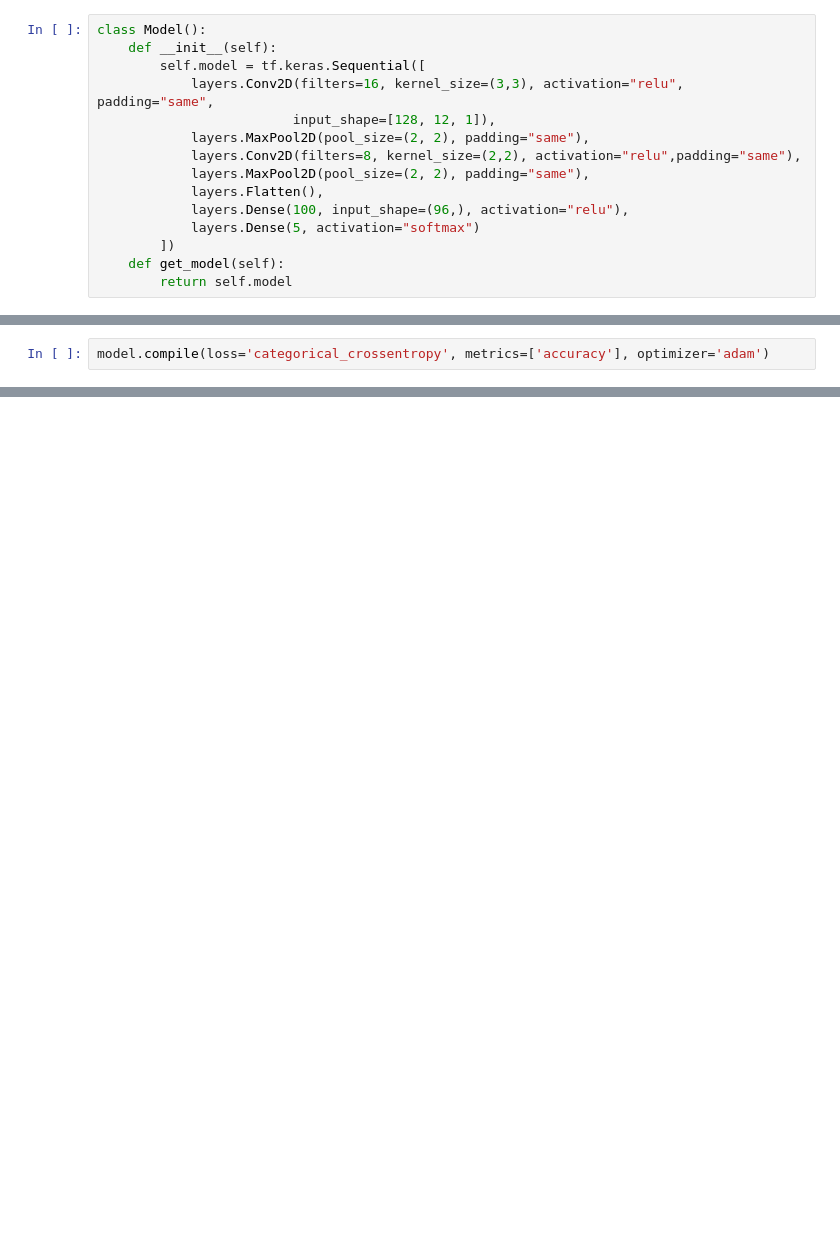
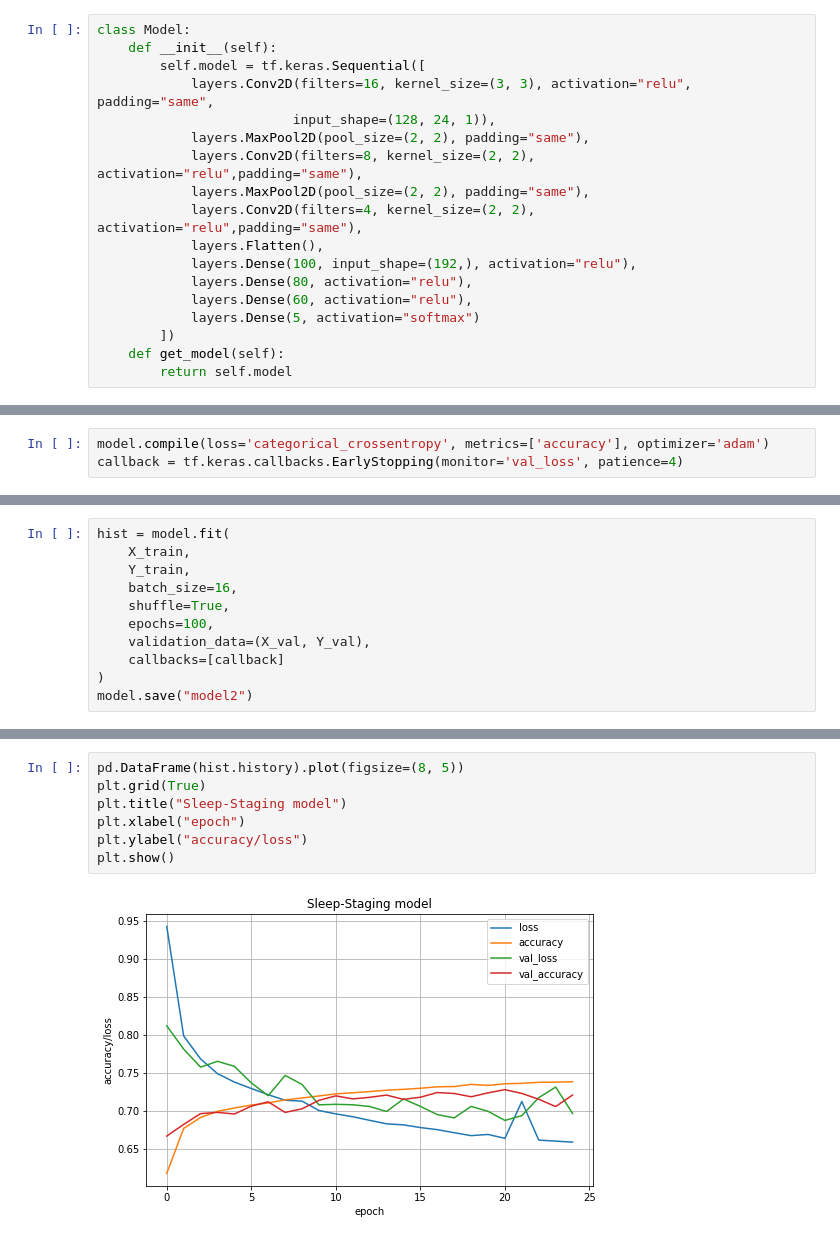
Before and after one commit to Timgrau/Machinelearning, a Jupyter notebook: Sleep-Staging/Classifier.ipynb, the cells around one changed output, grey strips where cells are left out. Saved outputs shown, nothing was run; the diff lists cells and outputs as text; blank space fills up the shorter version.

Commit message:
sleep staging classifier

```diff
--- a/Sleep-Staging/Classifier.ipynb
+++ b/Sleep-Staging/Classifier.ipynb
@@ -104,14 +203,17 @@ s_classes.shape
 # %%
-class Model():
+class Model:
     def __init__(self):
         self.model = tf.keras.Sequential([
-            layers.Conv2D(filters=16, kernel_size=(3,3), activation="relu", padding="same",
-                         input_shape=[128, 12, 1]),
+            layers.Conv2D(filters=16, kernel_size=(3, 3), activation="relu", padding="same",
+                         input_shape=(128, 24, 1)),
             layers.MaxPool2D(pool_size=(2, 2), padding="same"),
-            layers.Conv2D(filters=8, kernel_size=(2,2), activation="relu",padding="same"),
+            layers.Conv2D(filters=8, kernel_size=(2, 2), activation="relu",padding="same"),
             layers.MaxPool2D(pool_size=(2, 2), padding="same"),
+            layers.Conv2D(filters=4, kernel_size=(2, 2), activation="relu",padding="same"),
             layers.Flatten(),
-            layers.Dense(100, input_shape=(96,), activation="relu"),
+            layers.Dense(100, input_shape=(192,), activation="relu"),
+            layers.Dense(80, activation="relu"),
+            layers.Dense(60, activation="relu"),
             layers.Dense(5, activation="softmax")
         ])
     def get_model(self):
@@ -134,2 +224,3 @@ cp_callback = tf.keras.callbacks.ModelCheckpoint(filepath=checkpoint_path,
 # %%
 model.compile(loss='categorical_crossentropy', metrics=['accuracy'], optimizer='adam')
+callback = tf.keras.callbacks.EarlyStopping(monitor='val_loss', patience=4)
@@ -135,0 +229,11 @@ model.compile(loss='categorical_crossentropy', metrics=['accuracy'], optimizer='
+# %%
+hist = model.fit(
+    X_train,
+    Y_train,
+    batch_size=16,
+    shuffle=True,
+    epochs=100,
+    validation_data=(X_val, Y_val),
+    callbacks=[callback]
+)
+model.save("model2")
@@ -135,0 +258,9 @@ model.compile(loss='categorical_crossentropy', metrics=['accuracy'], optimizer='
+# %%
+pd.DataFrame(hist.history).plot(figsize=(8, 5))
+plt.grid(True)
+plt.title("Sleep-Staging model")
+plt.xlabel("epoch")
+plt.ylabel("accuracy/loss")
+plt.show()
+# %% [output]
+[figure, added]
```
Also changed, not shown: parts of 22 cells of this notebook.
